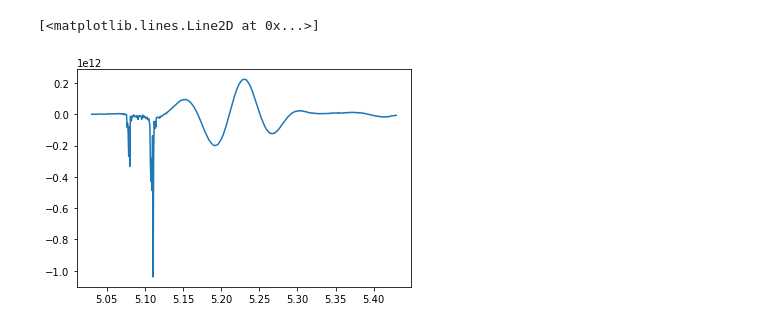
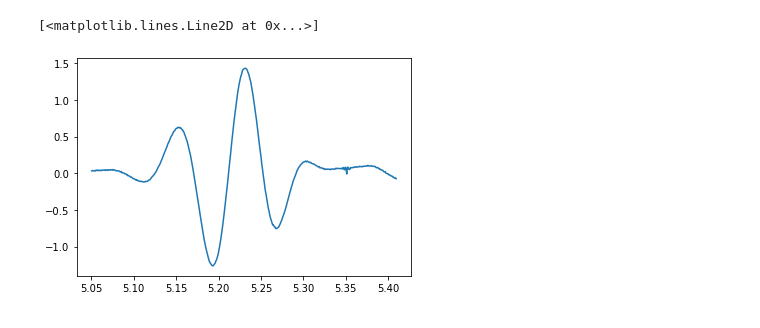
Before and after one commit to bmxdemo/bmxhacks, a Jupyter notebook: fringfit_toy.ipynb, the cells around one changed output. Cells and saved outputs as stored; diff of their text form; code cells hidden in the pictures.

```diff
--- a/fringfit_toy.ipynb
+++ b/fringfit_toy.ipynb
@@ -13,5 +14,5 @@ d3 = bmxobs.BMXObs("pas/210626_0400", channels="110,220,120")
 # %%
-def get_cross_cut (D, fmin, fmax, ravg=10, ramin = 5.23-0.2, ramax=5.23+0.2, chan=120):
+def get_cross_cut (D, fmin, fmax, ravg=10, ramin = 5.23-0.18, ramax=5.23+0.18, chan=120):
     freqcut = np.where((D.freq[0]>fmin) & (D.freq[0]<fmax))[0]
     data = D[chan][:,freqcut]
     # average in freq
@@ -23,25 +24,25 @@ def get_cross_cut (D, fmin, fmax, ravg=10, ramin = 5.23-0.2, ramax=5.23+0.2, cha
     data=data.reshape((-1,ravg)).mean(axis=1)
     ra = D.ra[racut].reshape((-1,ravg)).mean(axis=1)
     ra = np.unique(ra, axis = 0)
-    return ra,data
+    return ra,data/1e11
 # %%
 # 21 06 03
-ra, data = get_cross_cut(d,1400,1405)
-ra_2,data_2 = get_cross_cut(d,1500,1505)
+ra, data = get_cross_cut(d1,1102,1106)
+#ra_2,data_2 = get_cross_cut(d,1500,1505)
 
-# 21 06 18
-ra1, data1 = get_cross_cut(d1,1400,1405)
+## 21 06 18
+#ra1, data1 = get_cross_cut(d1,1400,1405)
 
 # 19 04 25
-ra2, data2 = get_cross_cut(d2, 1400, 1405)
+#ra2, data2 = get_cross_cut(d2, 1400, 1405)
 
 # 21 06 26
-ra3, data3 = get_cross_cut(d3, 1100, 1110)
+##ra3, data3 = get_cross_cut(d3, 1100, 1110)
 
 # data.shape
 # %%
 # plt.plot(ra,np.imag(data))
-plt.plot(ra3,np.real(data3))
+plt.plot(ra,np.real(data))
 # %% [output]
 [<matplotlib.lines.Line2D at 0x...>]
-[figure, old version]
+[figure, new version]
```
Also changed, not shown: parts of 10 cells of this notebook.
